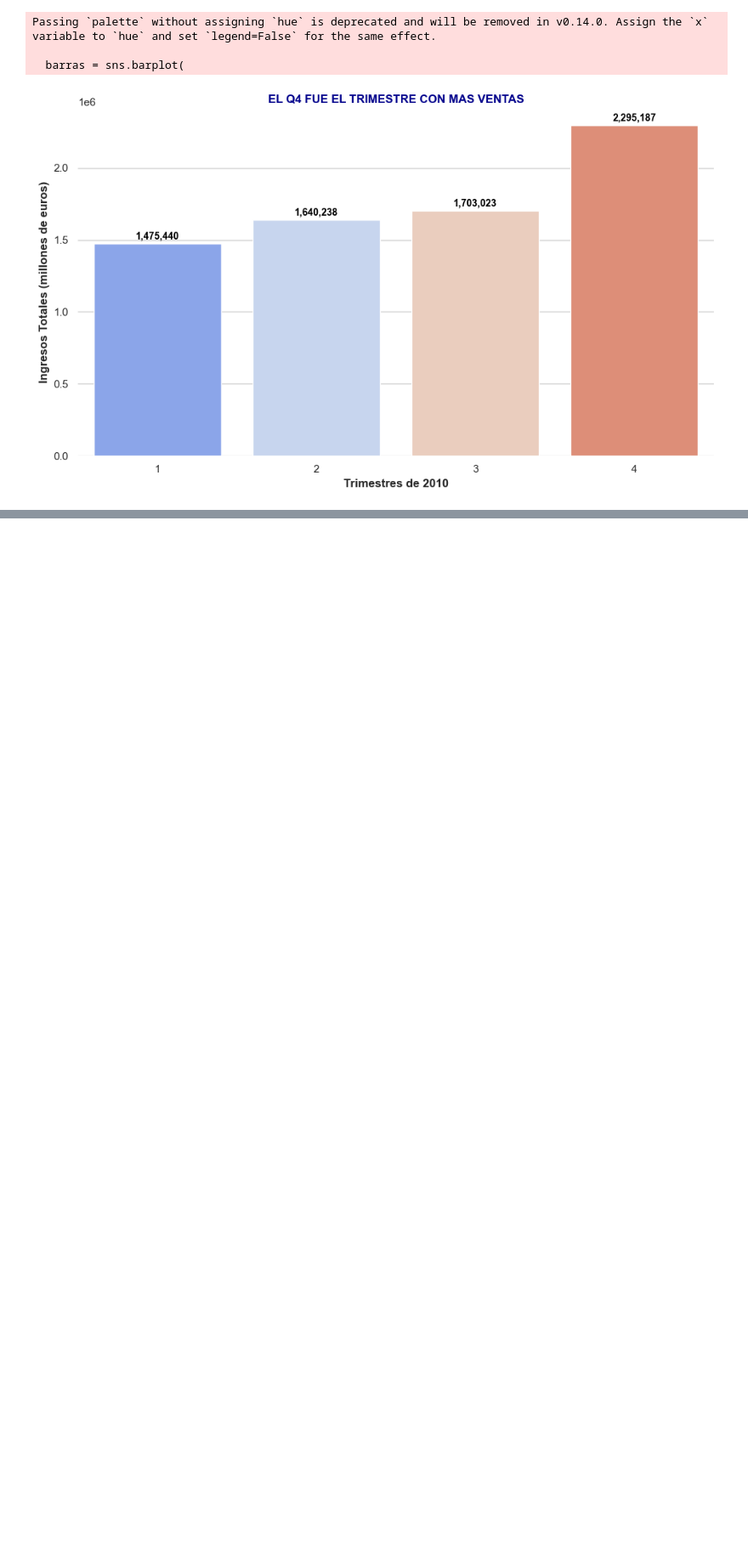
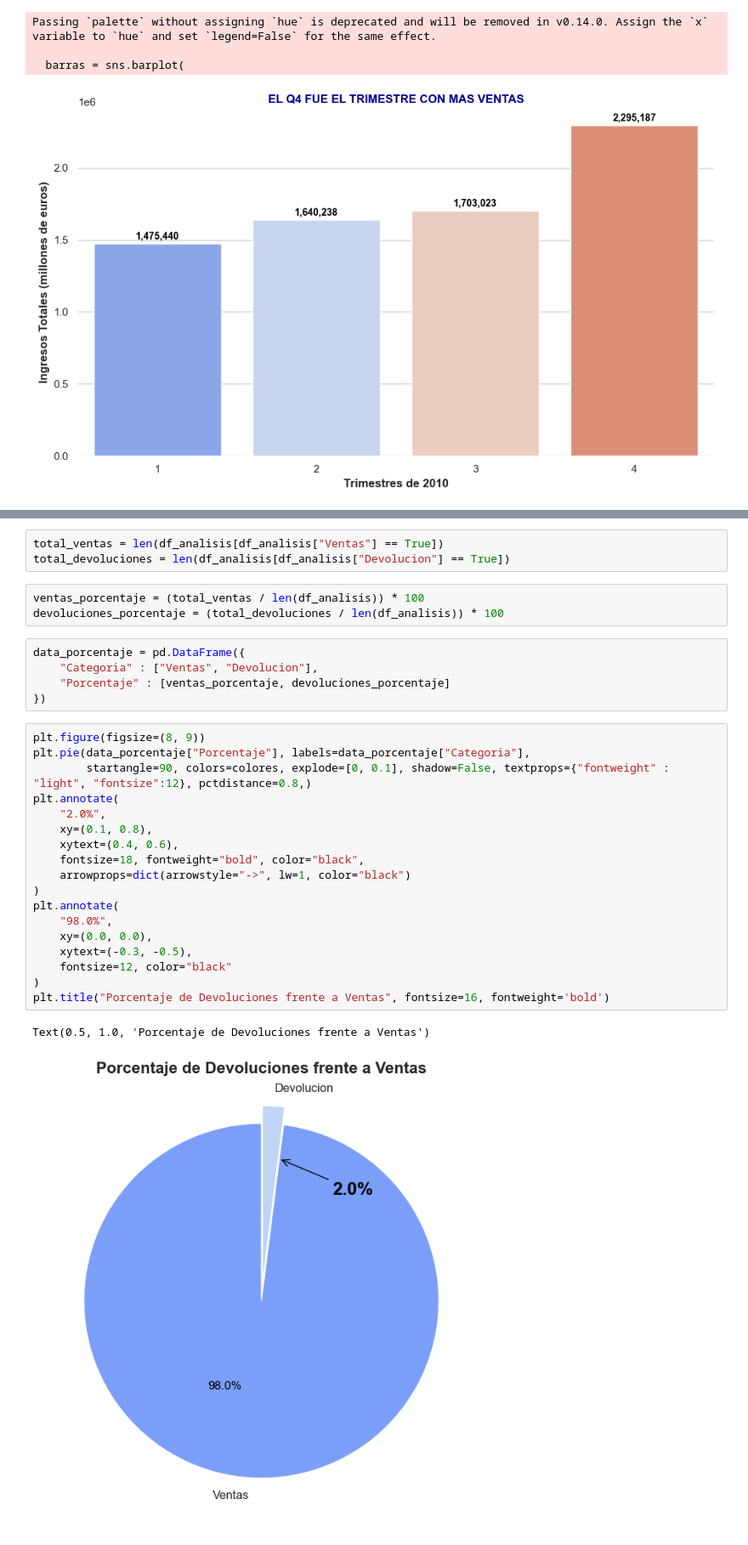
Before and after one commit to antonio-herrera-gb/EDA_Tienda_Online, a Jupyter notebook: src/notebooks/notebook_eda_v3_analisis.ipynb, the cells around one changed output, grey strips where cells are left out. Shown at 85% size. Cells and saved outputs as stored; diff of their text form; blank space fills up the shorter version.

```diff
--- a/src/notebooks/notebook_eda_v3_analisis.ipynb
+++ b/src/notebooks/notebook_eda_v3_analisis.ipynb
@@ -301,0 +335,32 @@ Passing `palette` without assigning `hue` is deprecated and will be removed in v
+# %%
+total_ventas = len(df_analisis[df_analisis["Ventas"] == True])
+total_devoluciones = len(df_analisis[df_analisis["Devolucion"] == True])
+# %%
+ventas_porcentaje = (total_ventas / len(df_analisis)) * 100
+devoluciones_porcentaje = (total_devoluciones / len(df_analisis)) * 100
+# %%
+data_porcentaje = pd.DataFrame({
+    "Categoria" : ["Ventas", "Devolucion"],
+    "Porcentaje" : [ventas_porcentaje, devoluciones_porcentaje]
+})
+# %%
+plt.figure(figsize=(8, 9))
+plt.pie(data_porcentaje["Porcentaje"], labels=data_porcentaje["Categoria"],
+        startangle=90, colors=colores, explode=[0, 0.1], shadow=False, textprops={"fontweight" : "light", "fontsize":12}, pctdistance=0.8,)
+plt.annotate(
+    "2.0%",
+    xy=(0.1, 0.8),
+    xytext=(0.4, 0.6),
+    fontsize=18, fontweight="bold", color="black",
+    arrowprops=dict(arrowstyle="->", lw=1, color="black")
+)
+plt.annotate(
+    "98.0%",
+    xy=(0.0, 0.0),
+    xytext=(-0.3, -0.5),
+    fontsize=12, color="black"
+)
+plt.title("Porcentaje de Devoluciones frente a Ventas", fontsize=16, fontweight='bold')
+# %% [output]
+Text(0.5, 1.0, 'Porcentaje de Devoluciones frente a Ventas')
+[figure, added]
```
Also changed, not shown: parts of 32 cells of this notebook, 10 other files.
